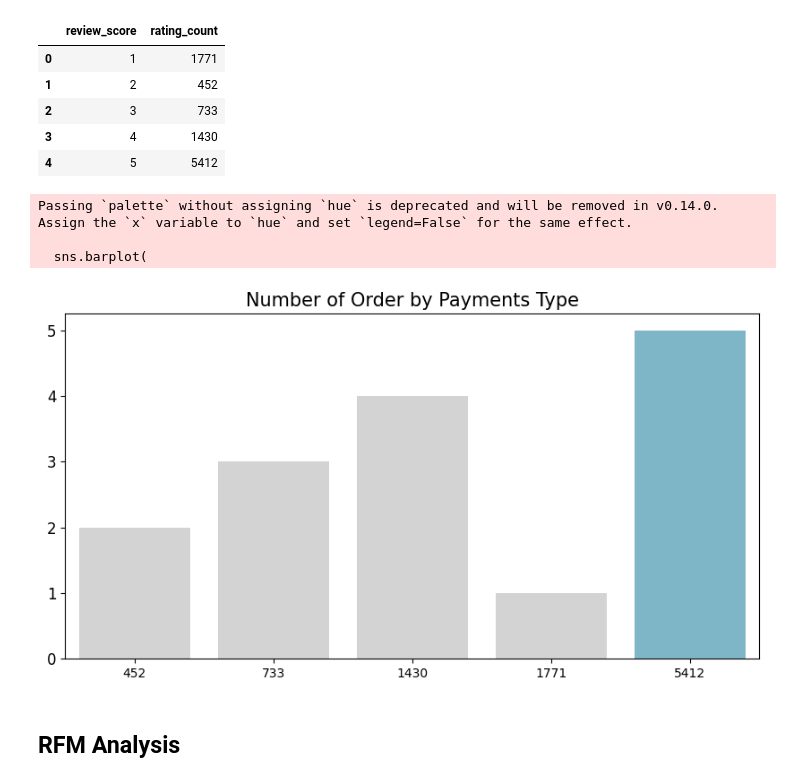
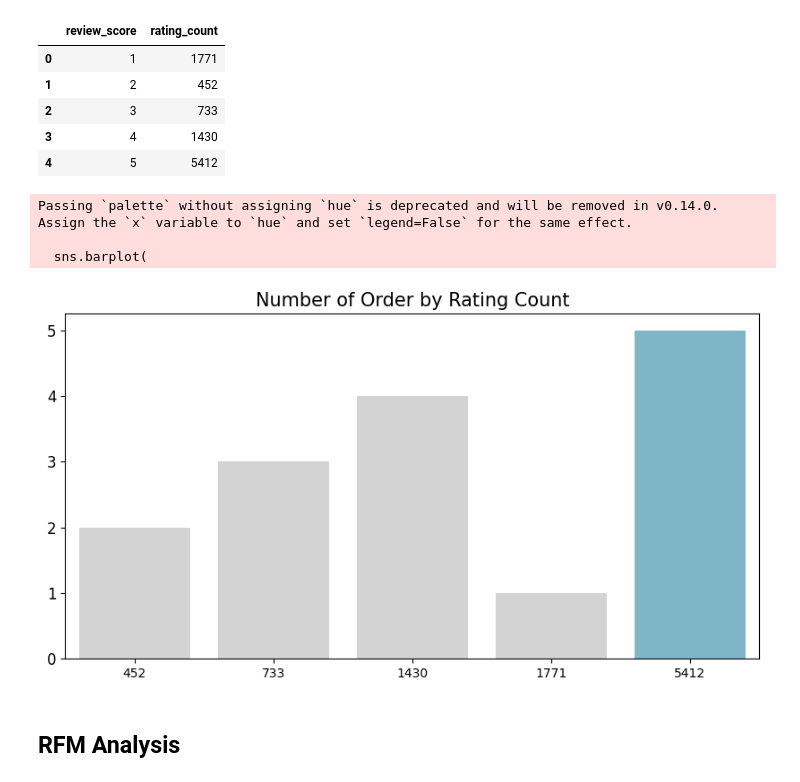
Before and after one commit to asysyamsd/proyek-analisis-data, a Jupyter notebook: Proyek Analisis Data.ipynb, the cells around one changed output. Drawn from its saved outputs; the diff is of its cells as text; code cells hidden in the pictures.

```diff
--- a/Proyek Analisis Data.ipynb
+++ b/Proyek Analisis Data.ipynb
@@ -1603,22 +1791,22 @@ byrating_df
 # %%
 plt.figure(figsize=(10, 5))
 colors_ = ["#D3D3D3", "#D3D3D3", "#D3D3D3", "#D3D3D3", "#72BCD4"]
 sns.barplot(
     x="rating_count",
     y="review_score",
     data=byrating_df.sort_values(by="rating_count", ascending=False),
     palette=colors_
 )
-plt.title("Number of Order by Payments Type", loc="center", fontsize=15)
+plt.title("Number of Order by Rating Count", loc="center", fontsize=15)
 plt.ylabel(None)
 plt.xlabel(None)
 plt.tick_params(axis='y', labelsize=12)
 plt.show()
 # %% [output]
 Passing `palette` without assigning `hue` is deprecated and will be removed in v0.14.0. Assign the `x` variable to `hue` and set `legend=False` for the same effect.
 
   sns.barplot(
-[figure, old version]
+[figure, new version]
 # %% [markdown]
 ## RFM Analysis
 # %%
```
Also changed, not shown: parts of 52 cells of this notebook, 1 other file.
